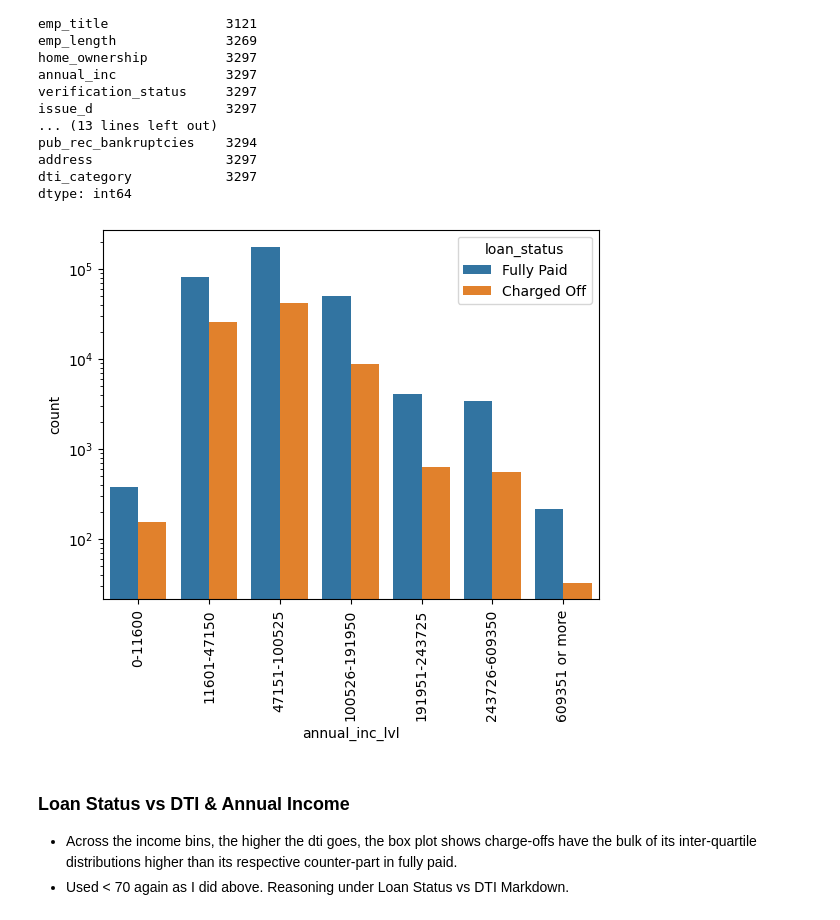
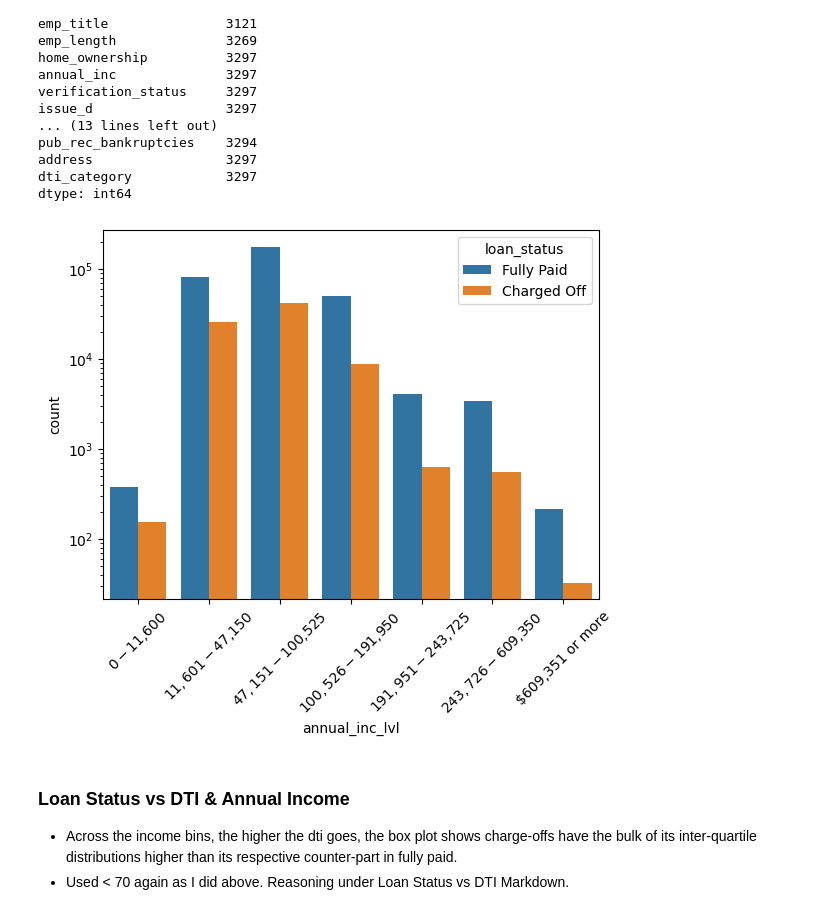
Before and after one commit to SaadNasir92/Group_project_1_SMU, a Jupyter notebook: sn_discovery.ipynb, the cells around one changed output. Drawn from its saved outputs; the diff is of its cells as text; code cells hidden in the pictures.

```diff
--- a/sn_discovery.ipynb
+++ b/sn_discovery.ipynb
@@ -246,16 +246,16 @@ dtype: int64
 
 bins = [0, 11600, 47150, 100525, 191950, 243725, 609350, float('inf')]
 
-labels = ['0-11600', '11601-47150', '47151-100525', '100526-191950', '191951-243725', '243726-609350', '609351 or more']
+labels = ['$0-$11,600', '$11,601-$47,150', '$47,151-$100,525', '$100,526-$191,950', '$191,951-$243,725', '$243,726 - $609,350', '$609,351 or more']
 
 raw_df['annual_inc_lvl'] = pd.cut(raw_df['annual_inc'], bins=bins, labels=labels, right=False)
 # %%
 ax = sns.countplot(data=raw_df, x='annual_inc_lvl', hue='loan_status')
 ax.set_yscale('log')
-plt.xticks(rotation=90)
+plt.xticks(rotation=45)
 plt.show()
 # %% [output]
-[figure, old version]
+[figure, new version]
 # %% [markdown]
 ### Loan Status vs DTI & Annual Income
 - Across the income bins, the higher the dti goes, the box plot shows charge-offs have the bulk of its inter-quartile distributions higher than its respective counter-part in fully paid.
```
Also changed, not shown: parts of 6 cells of this notebook.
